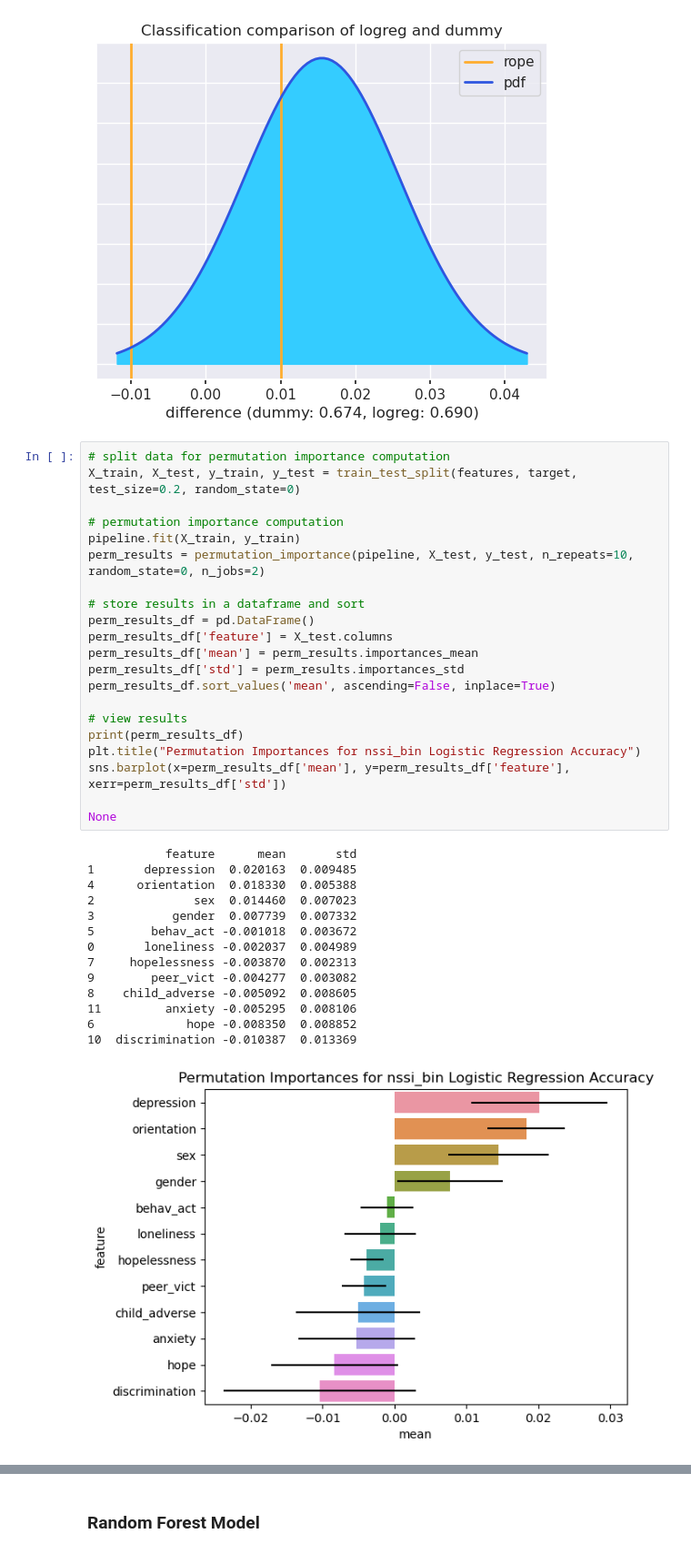
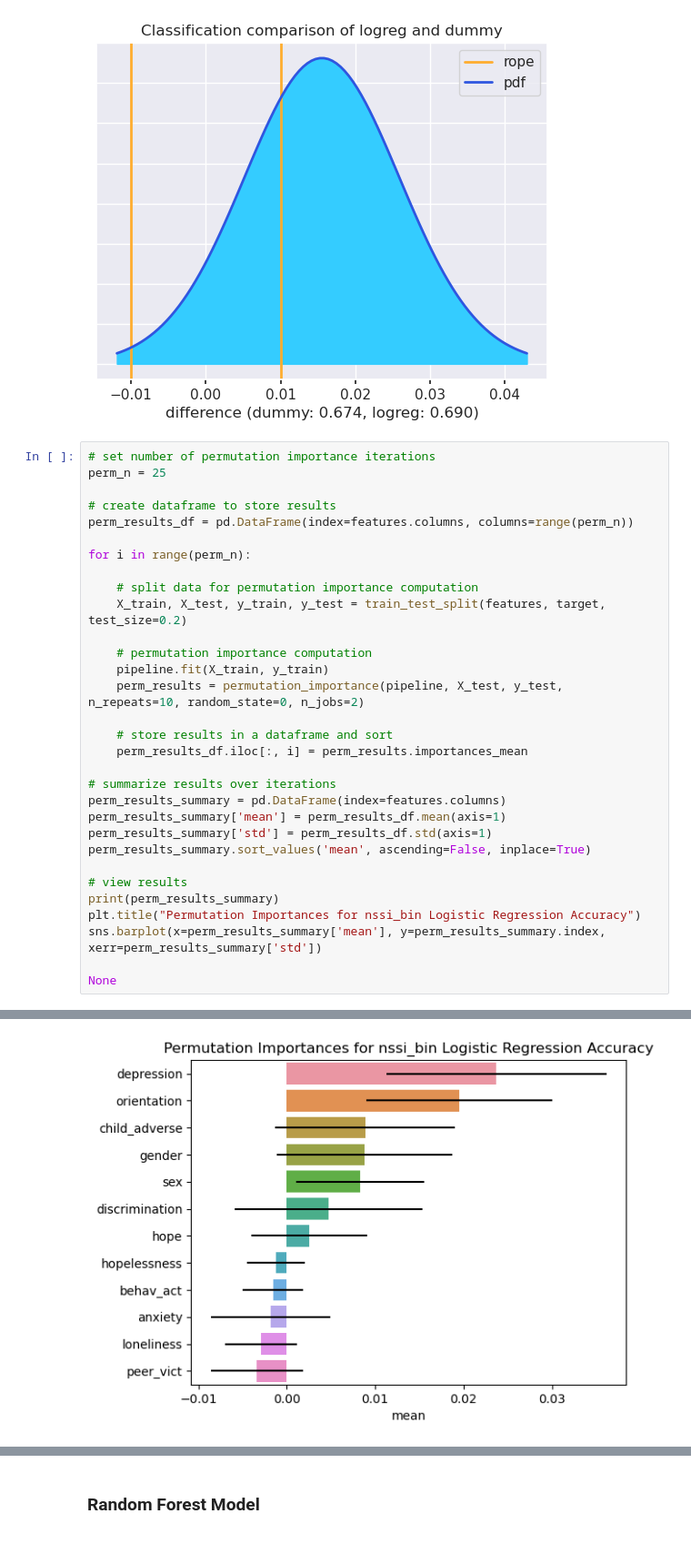
Before and after one commit to NRKako/machine_learning, a Jupyter notebook: self_harm.ipynb, the cells around one changed output, grey strips where cells are left out. Shown at 91% size. Drawn from its saved outputs; the diff is of its cells as text.

Commit message:
permutation importance feature rank instability

```diff
--- a/self_harm.ipynb
+++ b/self_harm.ipynb
@@ -698,39 +698,35 @@ print(logreg_vs_dummy)
 # %% [output]
 ((0.008151723858014773, 0.29135380123083465, 0.7004944749111506), <Figure size 640x480 with 1 Axes>)
 [figure]
-# %%
-# split data for permutation importance computation
-X_train, X_test, y_train, y_test = train_test_split(features, target, test_size=0.2, random_state=0)
-
-# permutation importance computation
-pipeline.fit(X_train, y_train)
-perm_results = permutation_importance(pipeline, X_test, y_test, n_repeats=10, random_state=0, n_jobs=2)
-
-# store results in a dataframe and sort
-perm_results_df = pd.DataFrame()
-perm_results_df['feature'] = X_test.columns
-perm_results_df['mean'] = perm_results.importances_mean
-perm_results_df['std'] = perm_results.importances_std
-perm_results_df.sort_values('mean', ascending=False, inplace=True)
-
-# view results
-print(perm_results_df)
-plt.title("Permutation Importances for nssi_bin Logistic Regression Accuracy")
-sns.barplot(x=perm_results_df['mean'], y=perm_results_df['feature'], xerr=perm_results_df['std'])
-
-None
-# %% [output]
-           feature      mean       std
-1       depression  0.020163  0.009485
-4      orientation  0.018330  0.005388
-2              sex  0.014460  0.007023
-3           gender  0.007739  0.007332
-5        behav_act -0.001018  0.003672
-0       loneliness -0.002037  0.004989
-7     hopelessness -0.003870  0.002313
-9        peer_vict -0.004277  0.003082
-8    child_adverse -0.005092  0.008605
-11         anxiety -0.005295  0.008106
-6             hope -0.008350  0.008852
-10  discrimination -0.010387  0.013369
-[figure, removed]
+# %%
+# set number of permutation importance iterations
+perm_n = 25
+
+# create dataframe to store results
+perm_results_df = pd.DataFrame(index=features.columns, columns=range(perm_n))
+
+for i in range(perm_n):
+
+    # split data for permutation importance computation
+    X_train, X_test, y_train, y_test = train_test_split(features, target, test_size=0.2)
+
+    # permutation importance computation
+    pipeline.fit(X_train, y_train)
+    perm_results = permutation_importance(pipeline, X_test, y_test, n_repeats=10, random_state=0, n_jobs=2)
+
+    # store results in a dataframe and sort
+    perm_results_df.iloc[:, i] = perm_results.importances_mean
+
+# summarize results over iterations
+perm_results_summary = pd.DataFrame(index=features.columns)
+perm_results_summary['mean'] = perm_results_df.mean(axis=1)
+perm_results_summary['std'] = perm_results_df.std(axis=1)
+perm_results_summary.sort_values('mean', ascending=False, inplace=True)
+
+# view results
+print(perm_results_summary)
+plt.title("Permutation Importances for nssi_bin Logistic Regression Accuracy")
+sns.barplot(x=perm_results_summary['mean'], y=perm_results_summary.index, xerr=perm_results_summary['std'])
+
+None
+# %% [output]
@@ -736,0 +746 @@ None
+[figure, added]
```
Also changed, not shown: parts of 2 cells of this notebook.
